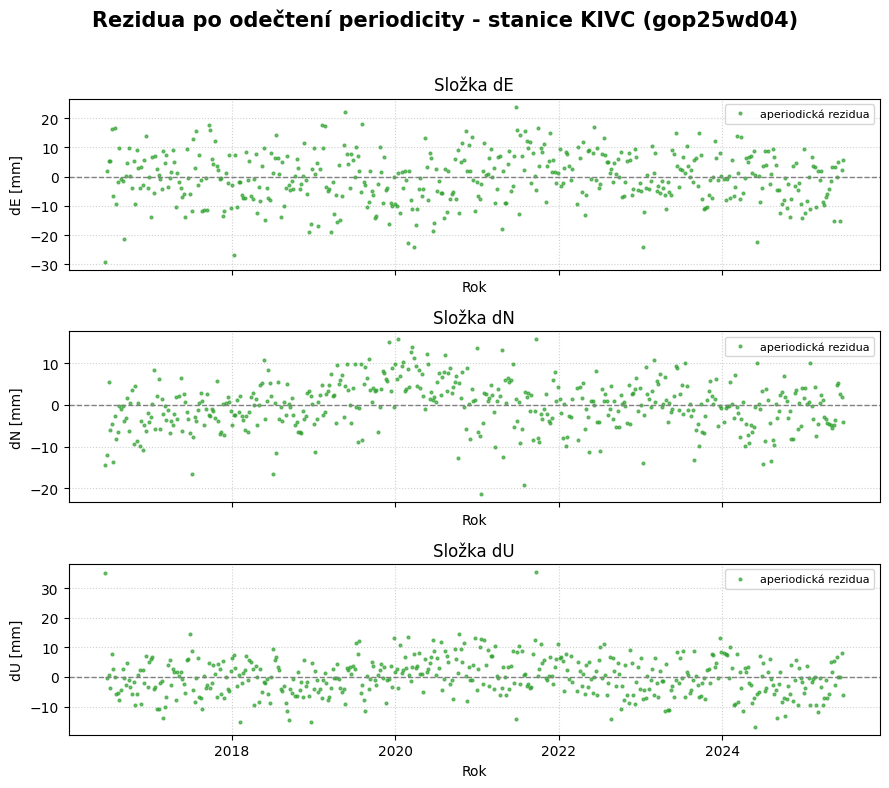
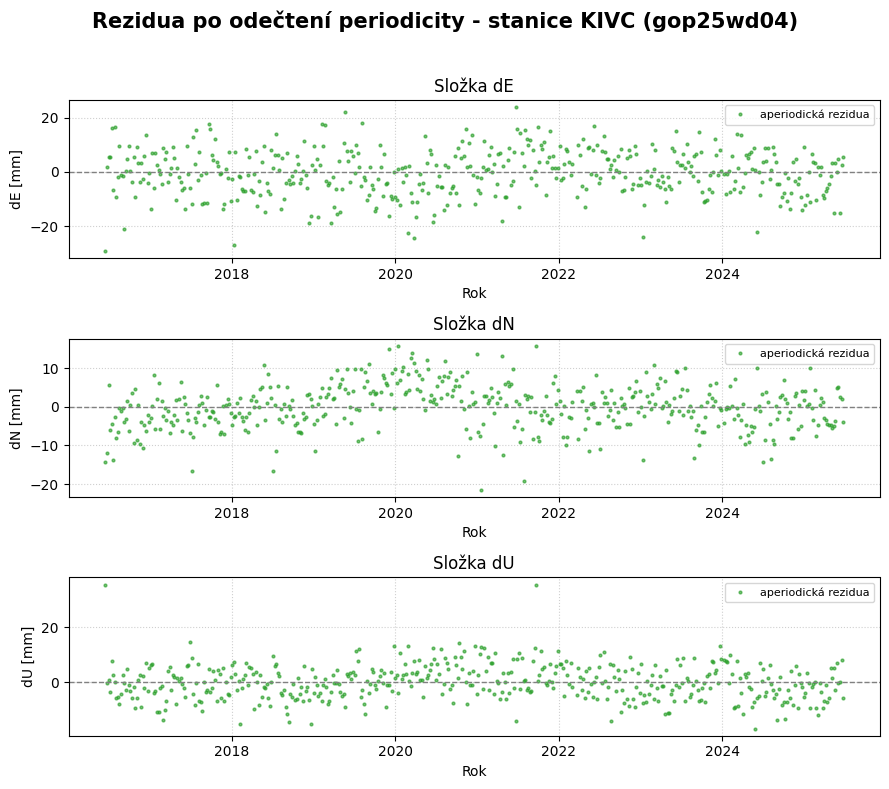
The notebook cell's code change between the first figure and the second:
--- before
+++ after
@@ -9,4 +9,5 @@
     ax.set_title(component_titles[comp], fontweight="normal")
     ax.set_ylabel(f"{comp} [mm]")
+    ax.tick_params(axis="x", labelbottom=True)
     ax.grid(True, linestyle=":", alpha=0.6)
     ax.set_xlabel("Rok")

Commit: Kompletní výstupy